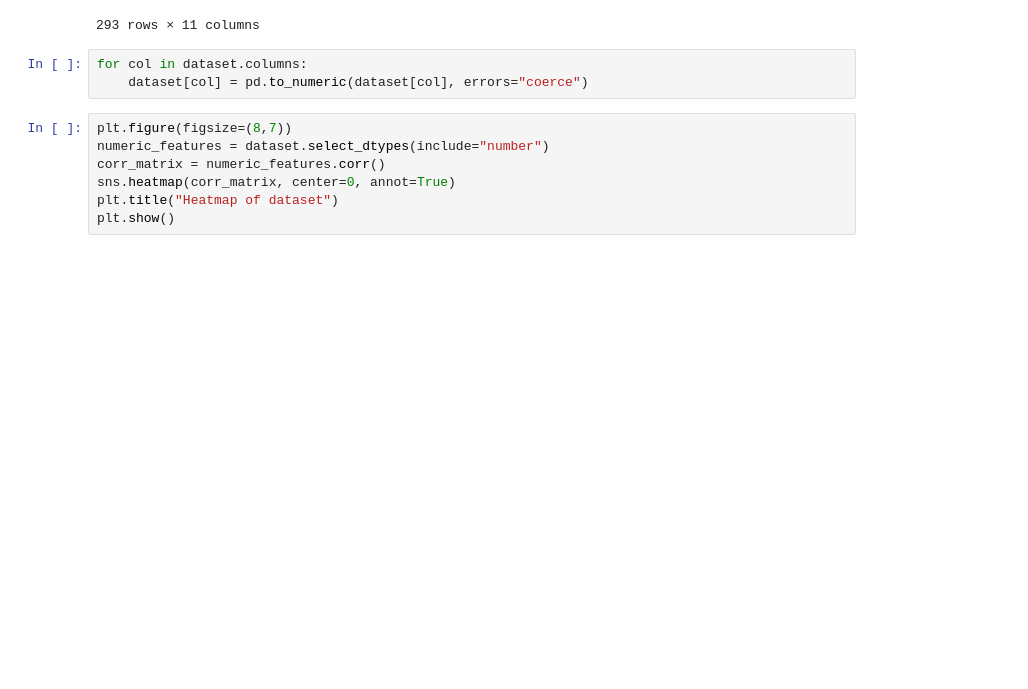
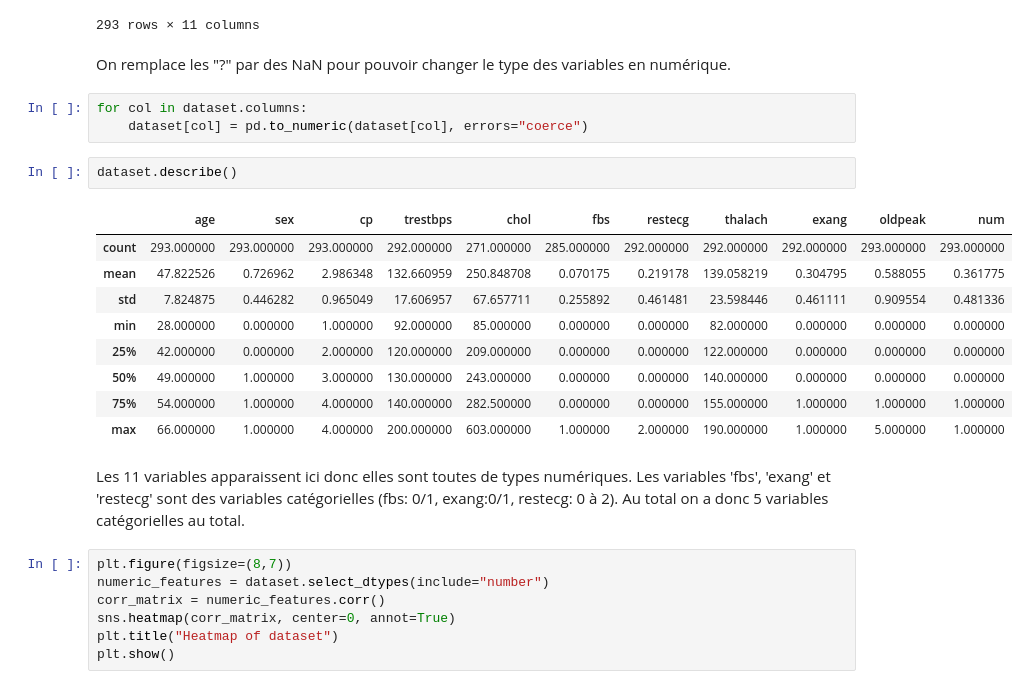
Before and after one commit to jessim29/ml-project-heart-attack-prediction, a Jupyter notebook: project-heart-attack-prediction.ipynb, the cells around one changed output. Cells and saved outputs as stored; diff of their text form; blank space fills up the shorter version.

```diff
--- a/project-heart-attack-prediction.ipynb
+++ b/project-heart-attack-prediction.ipynb
@@ -132,9 +141,27 @@ dataset
 | 292 | 58 | 0 | 2 | 180 | 393 | 0 | 0 | 110 | 1 | 1.0 | 1 |
 | 293 | 65 | 1 | 4 | 130 | 275 | 0 | 1 | 115 | 1 | 1.0 | 1 |
 293 rows × 11 columns
+# %% [markdown]
+On remplace les "?" par des NaN pour pouvoir changer le type des variables en numérique.
 # %%
 for col in dataset.columns:
     dataset[col] = pd.to_numeric(dataset[col], errors="coerce")
+# %%
+dataset.describe()
+# %% [output]
+|  | age | sex | cp | trestbps | chol | fbs | restecg | thalach | exang | oldpeak | num |
+| count | 293.000000 | 293.000000 | 293.000000 | 292.000000 | 271.000000 | 285.000000 | 292.000000 | 292.000000 | 292.000000 | 293.000000 | 293.000000 |
+| mean | 47.822526 | 0.726962 | 2.986348 | 132.660959 | 250.848708 | 0.070175 | 0.219178 | 139.058219 | 0.304795 | 0.588055 | 0.361775 |
+| std | 7.824875 | 0.446282 | 0.965049 | 17.606957 | 67.657711 | 0.255892 | 0.461481 | 23.598446 | 0.461111 | 0.909554 | 0.481336 |
+| min | 28.000000 | 0.000000 | 1.000000 | 92.000000 | 85.000000 | 0.000000 | 0.000000 | 82.000000 | 0.000000 | 0.000000 | 0.000000 |
+| 25% | 42.000000 | 0.000000 | 2.000000 | 120.000000 | 209.000000 | 0.000000 | 0.000000 | 122.000000 | 0.000000 | 0.000000 | 0.000000 |
+| 50% | 49.000000 | 1.000000 | 3.000000 | 130.000000 | 243.000000 | 0.000000 | 0.000000 | 140.000000 | 0.000000 | 0.000000 | 0.000000 |
+| 75% | 54.000000 | 1.000000 | 4.000000 | 140.000000 | 282.500000 | 0.000000 | 0.000000 | 155.000000 | 1.000000 | 1.000000 | 1.000000 |
+| max | 66.000000 | 1.000000 | 4.000000 | 200.000000 | 603.000000 | 1.000000 | 2.000000 | 190.000000 | 1.000000 | 5.000000 | 1.000000 |
+# %% [markdown]
+Les 11 variables apparaissent ici donc elles sont toutes de types numériques.
+Les variables 'fbs', 'exang' et 'restecg' sont des variables catégorielles (fbs: 0/1, exang:0/1, restecg: 0 à 2).
+Au total on a donc 5 variables catégorielles au total.
 # %%
 plt.figure(figsize=(8,7))
 numeric_features = dataset.select_dtypes(include="number")
```
Also changed, not shown: parts of 35 cells of this notebook.
